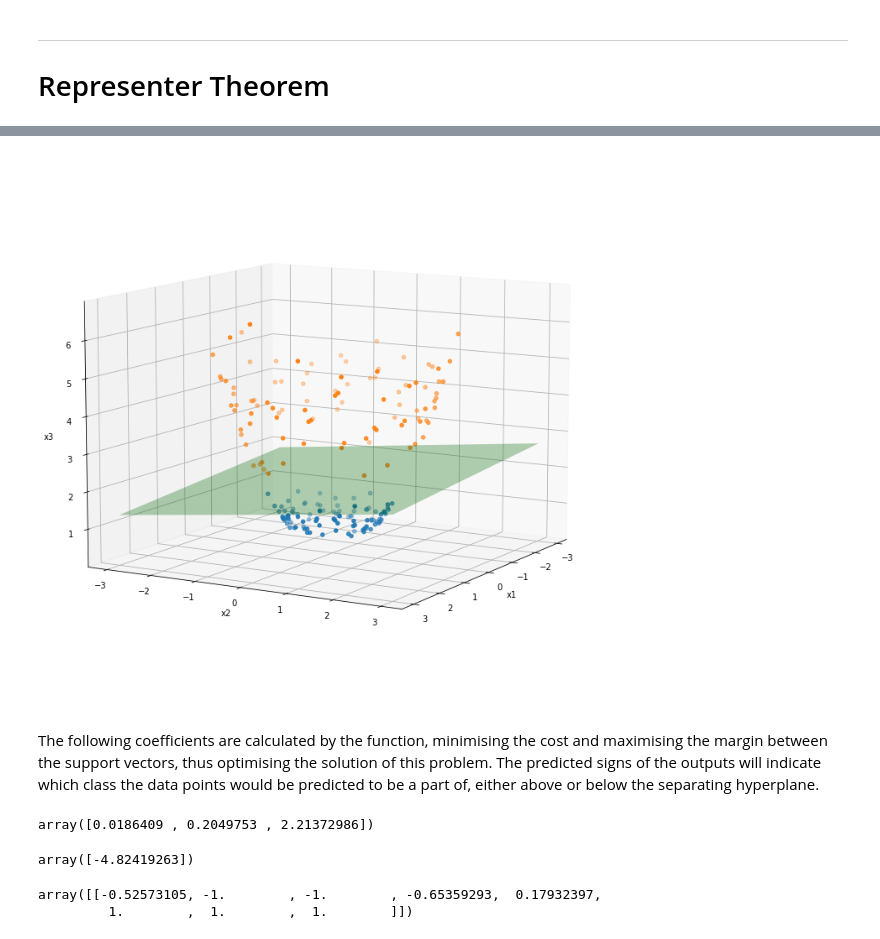
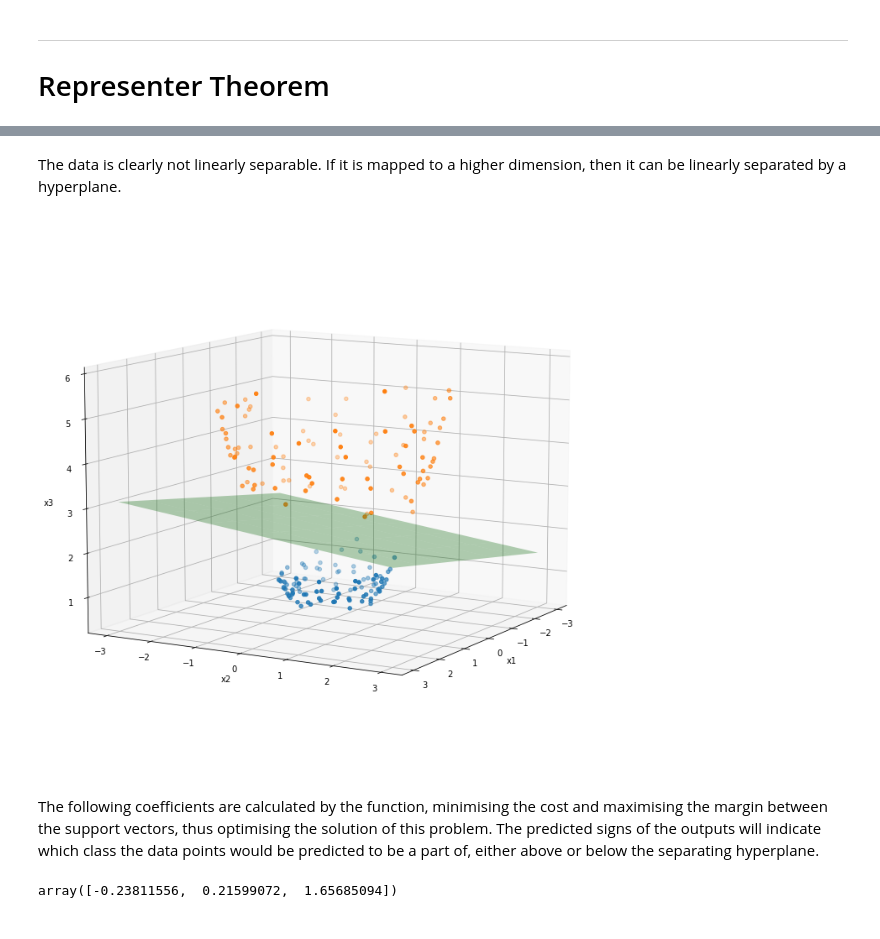
Before and after one commit to WSU-Data-Science/report-on-assignment-topic-2-shairaviaje, a Jupyter notebook: Reproducing kernel Hilbert space.ipynb, the cells around one changed output, grey strips where cells are left out. Saved outputs shown, nothing was run; the diff lists cells and outputs as text; code cells hidden in the pictures.

```diff
--- a/Reproducing kernel Hilbert space.ipynb
+++ b/Reproducing kernel Hilbert space.ipynb
@@ -692,39 +807,32 @@ plt.show()
+# %% [markdown]
+The data is clearly not linearly separable. If it is mapped to a higher dimension, then it can be linearly separated by a hyperplane.
 # %%
-# Fitting an SVM to the data
-
-X[:, 2] = np.square(X[:, 0]) + np.square(X[:, 1])    # create x3-coordinate squaring the inputs
+# map to higher dimension
+X[:, 2] = X[:, 0]**2 + X[:, 1]**2
 clf = svm.SVC(kernel='linear')
-clf.fit(X, Y)        # fit SVM and store model weights
+clf.fit(X, Y)
 coef, intercept = clf.coef_[0], clf.intercept_
 
+# plot the linear hyperplane that separates the data
 fig = plt.figure()
 ax = fig.add_subplot(111, projection='3d')
 ax.scatter(X[Y==-1, 0], X[Y==-1, 1], X[Y==-1, 2], 'b')
 ax.scatter(X[Y==1, 0], X[Y==1, 1], X[Y==1, 2], 'r')
 xx, yy = np.meshgrid(range(-3, 4), range(-3, 4))
 z = (-coef[0]*xx - coef[1]*yy - intercept)/coef[2]
 ax.plot_surface(xx, yy, z, color='green', alpha=0.3)
 
 ax.view_init(10, 30)
 ax.set_xlabel('x1'); ax.set_ylabel('x2'); ax.set_zlabel('x3')
 plt.show()
 # %% [output]
-[figure, old version]
+[figure, new version]
 # %% [markdown]
 The following coefficients are calculated by the function, minimising the cost and maximising the margin between the support vectors, thus optimising the solution of this problem. The predicted signs of the outputs will indicate which class the data points would be predicted to be a part of, either above or below the separating hyperplane.
-# %%
-coef # the calculated optimum alpha coefficient
-# %% [output]
-array([0.0186409 , 0.2049753 , 2.21372986])
-# %%
-intercept # the b intercept
-# %% [output]
-array([-4.82419263])
-# %%
-clf.dual_coef_ # the y_i * alpha_i product coefficients for the support vectors
-# %% [output]
-array([[-0.52573105, -1.        , -1.        , -0.65359293,  0.17932397,
-         1.        ,  1.        ,  1.        ]])
+# %%
+coef # the calculated optimum coefficients for the hyperplane which separates the data
+# %% [output]
+array([-0.23811556,  0.21599072,  1.65685094])
 # %%
 clf.support_vectors_ # points of the support vectors in the data
 # %% [output]
```
Also changed, not shown: parts of 57 cells of this notebook, 2 other files.
